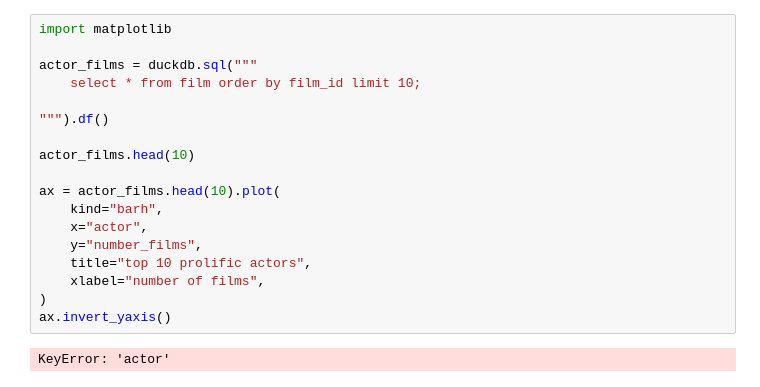
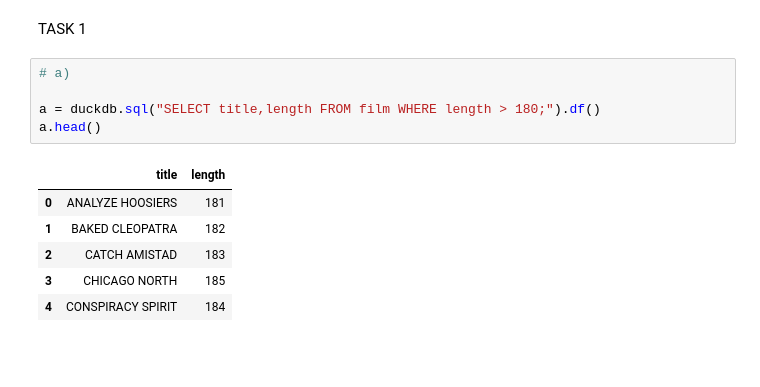
Before and after one commit to karlrydberg-stack/lab_sql_karl_rydberg_de25, a Jupyter notebook: test_sakila.ipynb, the cells around one changed output. Drawn from its saved outputs; the diff is of its cells as text; blank space fills up the shorter version.

Commit message:
Almost done with task1 and2

```diff
--- a/test_sakila.ipynb
+++ b/test_sakila.ipynb
@@ -78,20 +14,14 @@ duckdb.sql("FROM actor;").df()
-# %%
-import matplotlib
-
-actor_films = duckdb.sql("""
-    select * from film order by film_id limit 10;
-
-""").df()
-
-actor_films.head(10)
-
-ax = actor_films.head(10).plot(
-    kind="barh",
-    x="actor",
-    y="number_films",
-    title="top 10 prolific actors",
-    xlabel="number of films",
-)
-ax.invert_yaxis()
-# %% [output]
-KeyError: 'actor'
+# %% [markdown]
+TASK 1
+# %%
+# a)
+
+a = duckdb.sql("SELECT title,length FROM film WHERE length > 180;").df()
+a.head()
+# %% [output]
+|  | title | length |
+| 0 | ANALYZE HOOSIERS | 181 |
+| 1 | BAKED CLEOPATRA | 182 |
+| 2 | CATCH AMISTAD | 183 |
+| 3 | CHICAGO NORTH | 185 |
+| 4 | CONSPIRACY SPIRIT | 184 |
```
Also changed, not shown: parts of 11 cells of this notebook.
